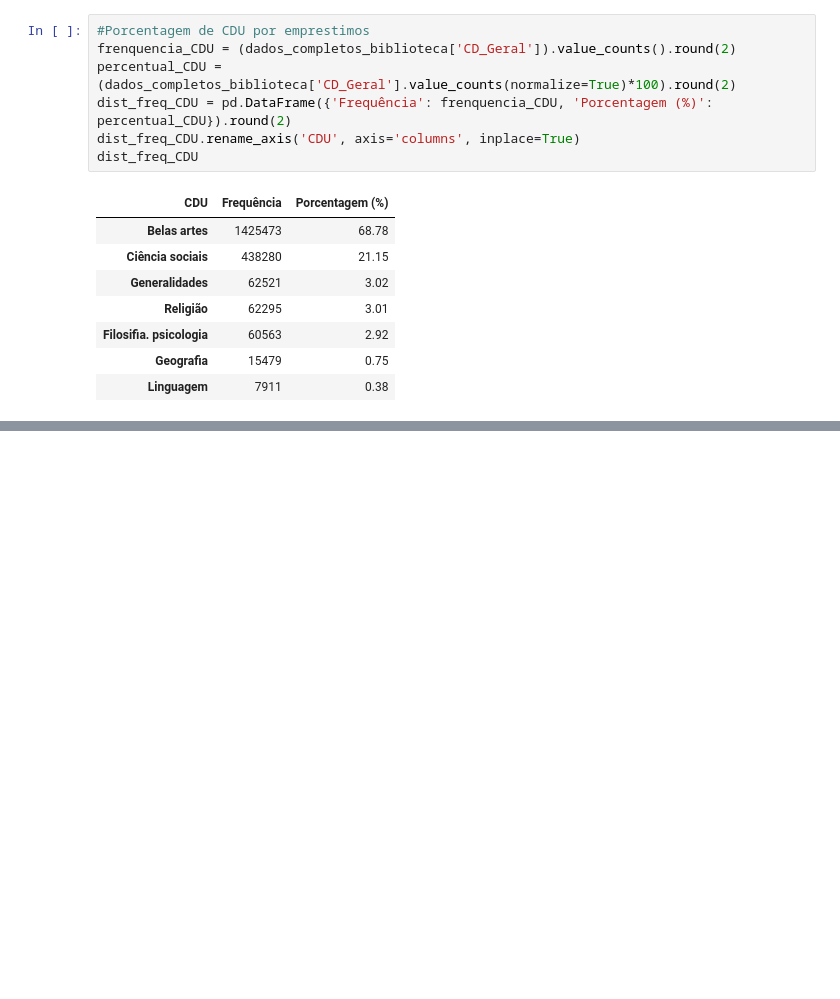
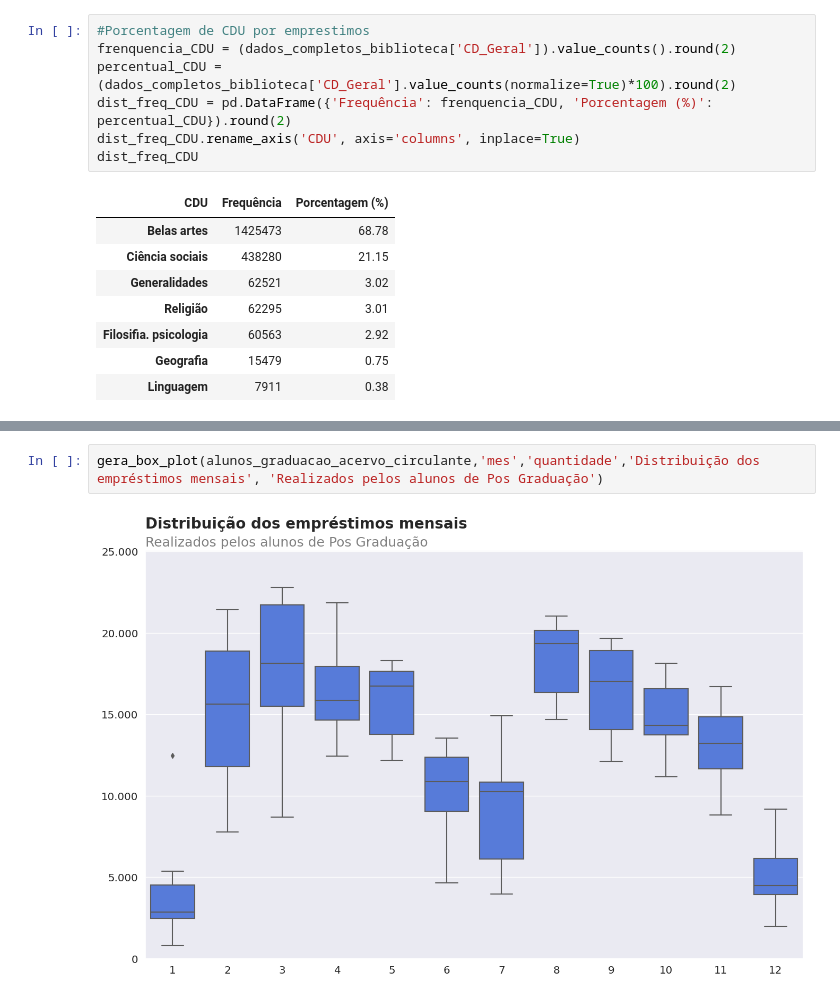
Before and after one commit to Odilon01/7dayofcode, a Jupyter notebook: 7dayofcode.ipynb, the cells around one changed output, grey strips where cells are left out. Saved outputs shown, nothing was run; the diff lists cells and outputs as text; blank space fills up the shorter version.

```diff
--- a/7dayofcode.ipynb
+++ b/7dayofcode.ipynb
@@ -662,0 +776,4 @@ dist_freq_CDU
+# %%
+gera_box_plot(alunos_graduacao_acervo_circulante,'mes','quantidade','Distribuição dos empréstimos mensais', 'Realizados pelos alunos de Pos Graduação')
+# %% [output]
+[figure, added]
```
Also changed, not shown: parts of 12 cells of this notebook.
